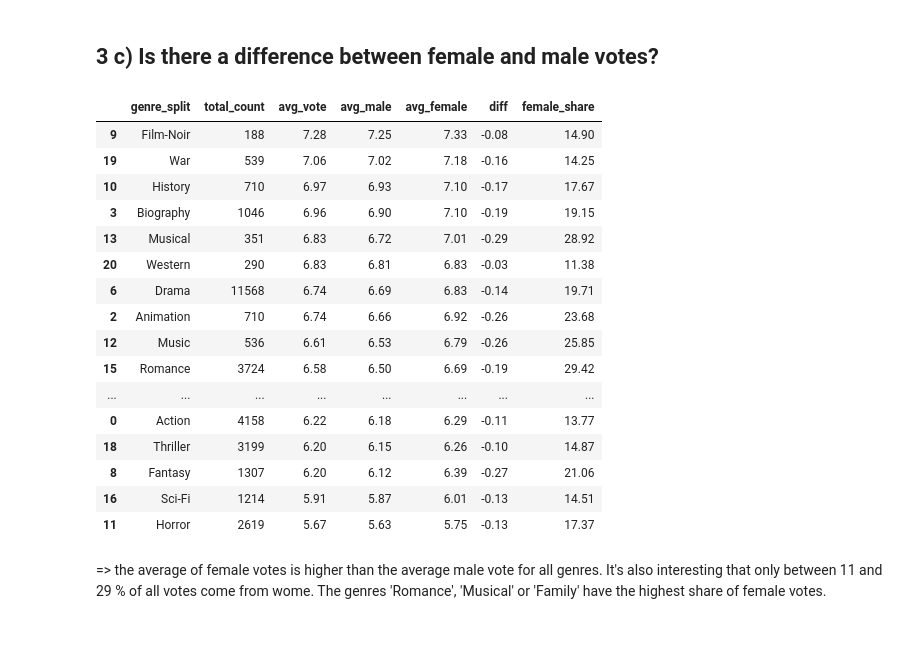
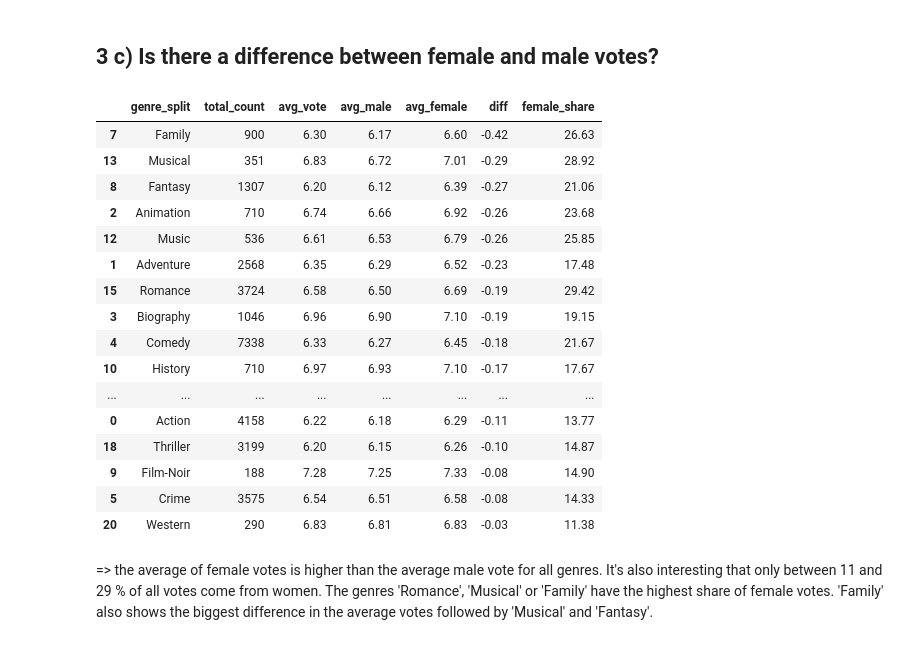
Before and after one commit to BrittaGue/imdb_data, a Jupyter notebook: data_analysis_IMDB.ipynb, the cells around one changed output. Drawn from its saved outputs; the diff is of its cells as text; code cells hidden in the pictures.

```diff
--- a/data_analysis_IMDB.ipynb
+++ b/data_analysis_IMDB.ipynb
@@ -343,24 +336,24 @@ movies_grouped_genre_split['female_share'] = ((movies_grouped_genre_split['total
 movies_grouped_genre_split = movies_grouped_genre_split[['genre_split','total_count', 'avg_vote','avg_male', 'avg_female','diff', 'female_share' ]]
 # %%
 pd.options.display.precision = 2
-movies_grouped_genre_split.sort_values(by='avg_vote', ascending=False).style.background_gradient(cmap ='coolwarm')
+movies_grouped_genre_split.sort_values(by='diff', ascending=True).style.background_gradient(cmap ='coolwarm')
 # %% [output]
 |  | genre_split | total_count | avg_vote | avg_male | avg_female | diff | female_share |
-| 9 | Film-Noir | 188 | 7.28 | 7.25 | 7.33 | -0.08 | 14.90 |
-| 19 | War | 539 | 7.06 | 7.02 | 7.18 | -0.16 | 14.25 |
-| 10 | History | 710 | 6.97 | 6.93 | 7.10 | -0.17 | 17.67 |
-| 3 | Biography | 1046 | 6.96 | 6.90 | 7.10 | -0.19 | 19.15 |
+| 7 | Family | 900 | 6.30 | 6.17 | 6.60 | -0.42 | 26.63 |
 | 13 | Musical | 351 | 6.83 | 6.72 | 7.01 | -0.29 | 28.92 |
-| 20 | Western | 290 | 6.83 | 6.81 | 6.83 | -0.03 | 11.38 |
-| 6 | Drama | 11568 | 6.74 | 6.69 | 6.83 | -0.14 | 19.71 |
+| 8 | Fantasy | 1307 | 6.20 | 6.12 | 6.39 | -0.27 | 21.06 |
 | 2 | Animation | 710 | 6.74 | 6.66 | 6.92 | -0.26 | 23.68 |
 | 12 | Music | 536 | 6.61 | 6.53 | 6.79 | -0.26 | 25.85 |
+| 1 | Adventure | 2568 | 6.35 | 6.29 | 6.52 | -0.23 | 17.48 |
 | 15 | Romance | 3724 | 6.58 | 6.50 | 6.69 | -0.19 | 29.42 |
+| 3 | Biography | 1046 | 6.96 | 6.90 | 7.10 | -0.19 | 19.15 |
+| 4 | Comedy | 7338 | 6.33 | 6.27 | 6.45 | -0.18 | 21.67 |
+| 10 | History | 710 | 6.97 | 6.93 | 7.10 | -0.17 | 17.67 |
 | ... | ... | ... | ... | ... | ... | ... | ... |
 | 0 | Action | 4158 | 6.22 | 6.18 | 6.29 | -0.11 | 13.77 |
 | 18 | Thriller | 3199 | 6.20 | 6.15 | 6.26 | -0.10 | 14.87 |
-| 8 | Fantasy | 1307 | 6.20 | 6.12 | 6.39 | -0.27 | 21.06 |
-| 16 | Sci-Fi | 1214 | 5.91 | 5.87 | 6.01 | -0.13 | 14.51 |
-| 11 | Horror | 2619 | 5.67 | 5.63 | 5.75 | -0.13 | 17.37 |
+| 9 | Film-Noir | 188 | 7.28 | 7.25 | 7.33 | -0.08 | 14.90 |
+| 5 | Crime | 3575 | 6.54 | 6.51 | 6.58 | -0.08 | 14.33 |
+| 20 | Western | 290 | 6.83 | 6.81 | 6.83 | -0.03 | 11.38 |
 # %% [markdown]
-=> the average of female votes is higher than the average male vote for all genres. It's also interesting that only between 11 and 29 % of all votes come from wome. The genres 'Romance', 'Musical' or 'Family' have the highest share of female votes.
+=> the average of female votes is higher than the average male vote for all genres. It's also interesting that only between 11 and 29 % of all votes come from women. The genres 'Romance', 'Musical' or 'Family' have the highest share of female votes. 'Family' also shows the biggest difference in the average votes followed by 'Musical' and 'Fantasy'.
```
Also changed, not shown: parts of 5 cells of this notebook.
